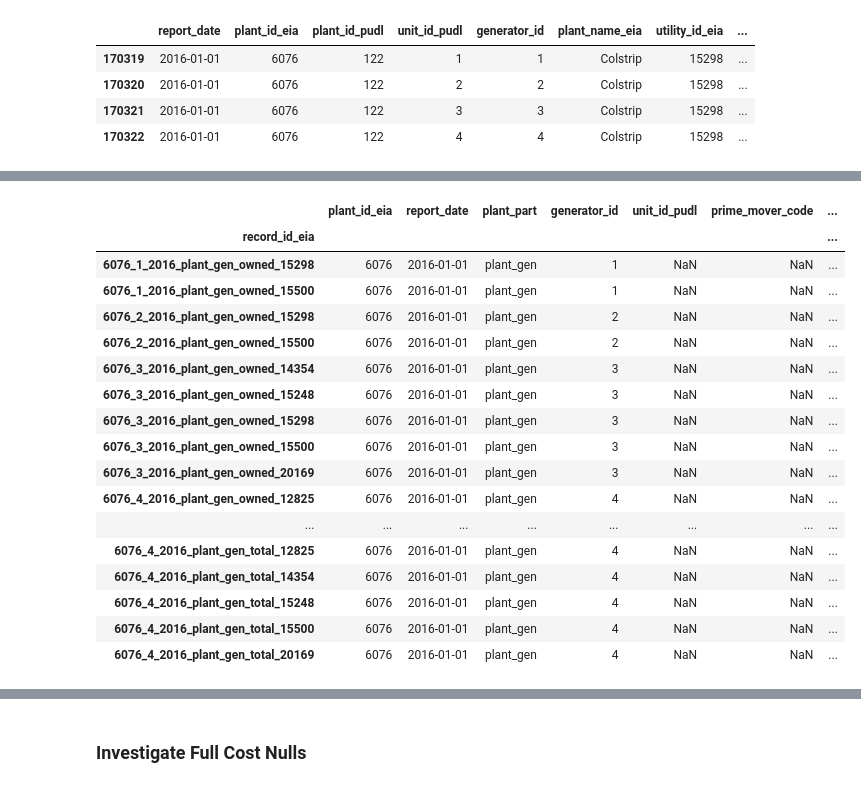
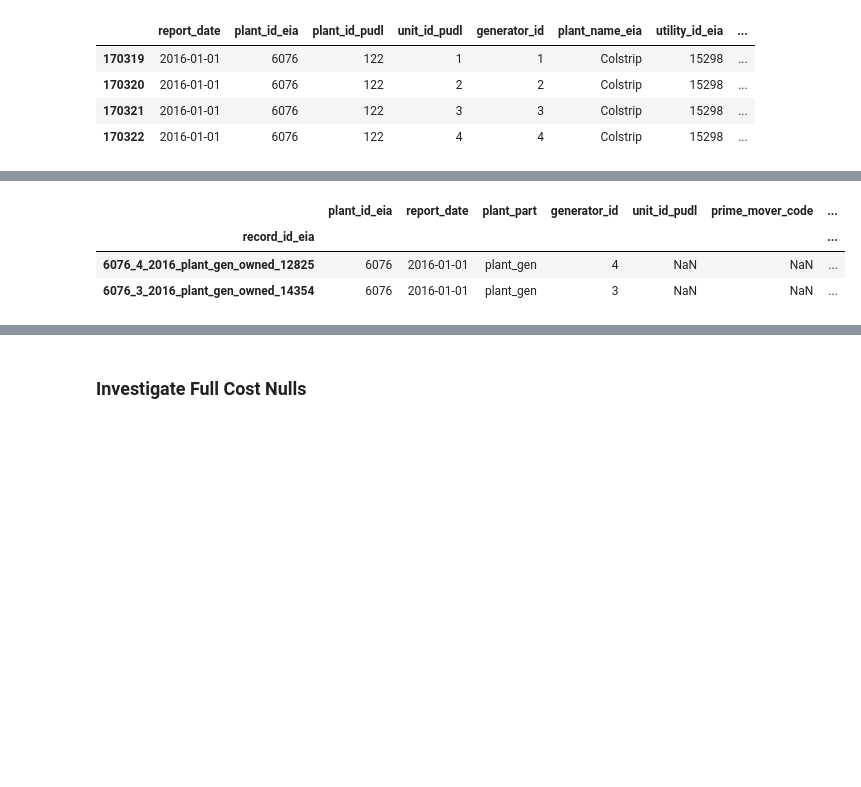
Before and after one commit to catalyst-cooperative/rmi-ferc1-eia, a Jupyter notebook: notebooks/master_unit_list.ipynb, the cells around one changed output, grey strips where cells are left out. Saved outputs shown, nothing was run; the diff lists cells and outputs as text; code cells hidden in the pictures; blank space fills up the shorter version.

```diff
--- a/notebooks/master_unit_list.ipynb
+++ b/notebooks/master_unit_list.ipynb
@@ -140,28 +137,14 @@ df[(df['plant_id_eia'] == plant_id)
 # %%
 df = plant_parts_df
 df[(df['plant_id_eia'] == plant_id)
    & (df['report_date'].dt.year == 2016)
    & (df['plant_part'] == 'plant_gen')
-  ]
+  ].head(2)
 # %% [output]
 |  | plant_id_eia | report_date | plant_part | generator_id | unit_id_pudl | prime_mover_code | ... |
 | record_id_eia |  |  |  |  |  |  | ... |
-| 6076_1_2016_plant_gen_owned_15298 | 6076 | 2016-01-01 | plant_gen | 1 | NaN | NaN | ... |
-| 6076_1_2016_plant_gen_owned_15500 | 6076 | 2016-01-01 | plant_gen | 1 | NaN | NaN | ... |
-| 6076_2_2016_plant_gen_owned_15298 | 6076 | 2016-01-01 | plant_gen | 2 | NaN | NaN | ... |
-| 6076_2_2016_plant_gen_owned_15500 | 6076 | 2016-01-01 | plant_gen | 2 | NaN | NaN | ... |
+| 6076_4_2016_plant_gen_owned_12825 | 6076 | 2016-01-01 | plant_gen | 4 | NaN | NaN | ... |
 | 6076_3_2016_plant_gen_owned_14354 | 6076 | 2016-01-01 | plant_gen | 3 | NaN | NaN | ... |
-| 6076_3_2016_plant_gen_owned_15248 | 6076 | 2016-01-01 | plant_gen | 3 | NaN | NaN | ... |
-| 6076_3_2016_plant_gen_owned_15298 | 6076 | 2016-01-01 | plant_gen | 3 | NaN | NaN | ... |
-| 6076_3_2016_plant_gen_owned_15500 | 6076 | 2016-01-01 | plant_gen | 3 | NaN | NaN | ... |
-| 6076_3_2016_plant_gen_owned_20169 | 6076 | 2016-01-01 | plant_gen | 3 | NaN | NaN | ... |
-| 6076_4_2016_plant_gen_owned_12825 | 6076 | 2016-01-01 | plant_gen | 4 | NaN | NaN | ... |
-| ... | ... | ... | ... | ... | ... | ... | ... |
-| 6076_4_2016_plant_gen_total_12825 | 6076 | 2016-01-01 | plant_gen | 4 | NaN | NaN | ... |
-| 6076_4_2016_plant_gen_total_14354 | 6076 | 2016-01-01 | plant_gen | 4 | NaN | NaN | ... |
-| 6076_4_2016_plant_gen_total_15248 | 6076 | 2016-01-01 | plant_gen | 4 | NaN | NaN | ... |
-| 6076_4_2016_plant_gen_total_15500 | 6076 | 2016-01-01 | plant_gen | 4 | NaN | NaN | ... |
-| 6076_4_2016_plant_gen_total_20169 | 6076 | 2016-01-01 | plant_gen | 4 | NaN | NaN | ... |
 # %%
 df = self.plant_gen_df
 df[(df['plant_id_eia'] == plant_id)
```
Also changed, not shown: parts of 9 cells of this notebook, 1 other file.
